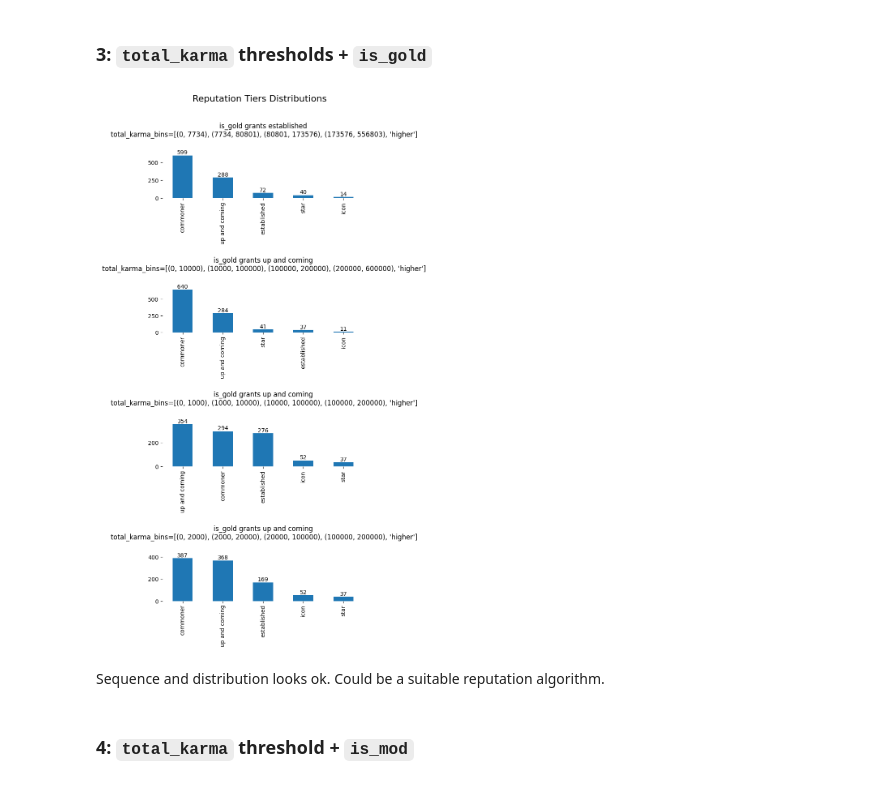
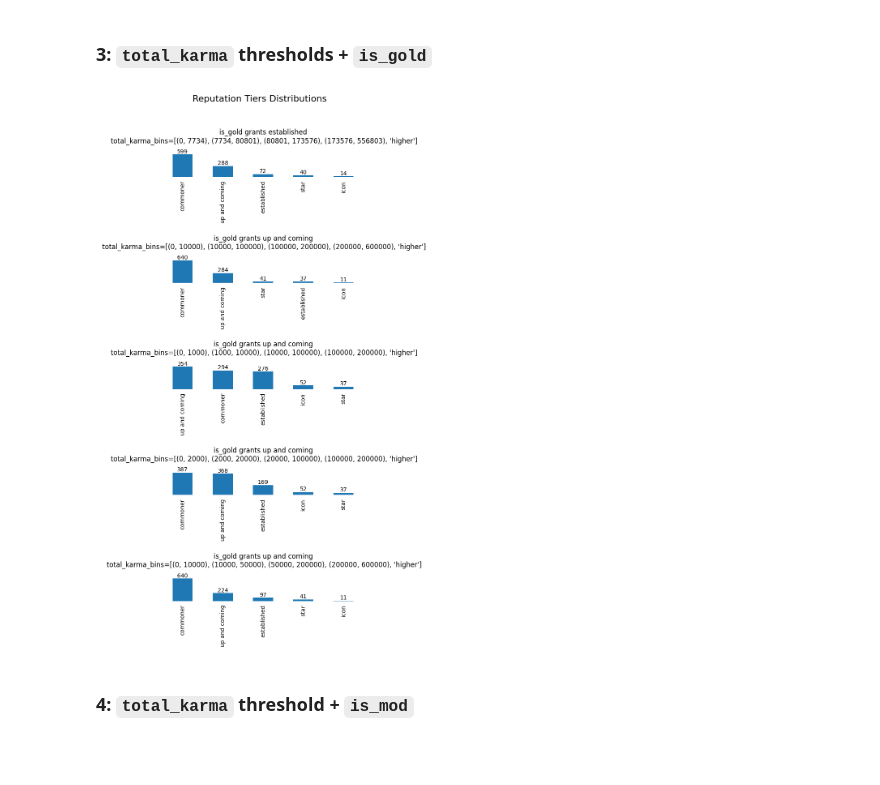
Before and after one commit to interep-project/interep-groups-eda, a Jupyter notebook: notebooks/reddit.ipynb, the cells around one changed output. Cells and saved outputs as stored; diff of their text form; code cells hidden in the pictures; blank space fills up the shorter version.

Commit message:
Update reddit charts
Signed-off-by: r1oga <38692952+r1oga@users.noreply.github.com>

```diff
--- a/notebooks/reddit.ipynb
+++ b/notebooks/reddit.ipynb
@@ -208,7 +208,7 @@ def get_followers_bin(x, bins):
     for index, (m, M) in enumerate(bins):
         if m <= x < M:
             return index
-    return 5
+    return 4
 
 
 KARMA_BINS = [(0, 7734), (7734, 80801), (80801, 173576), (173576, 556803), (556803, df['total_karma'].max())]
@@ -272,44 +272,47 @@ Sequence is still not correct. There should be more up and coming than establish
 # %% [markdown]
 ### 3: `total_karma` thresholds + `is_gold`
 # %%
+import matplotlib.pyplot as plt
+
 bins = [[(0, 7734), (7734, 80801), (80801, 173576), (173576, 556803), (556803, df['total_karma'].max())],
         [(0, 10000), (10000, 100000), (100000, 200000), (200000, 600000), (600000, df['total_karma'].max())],
         [(0, 1000), (1000, 10000), (10000, 100000), (100000, 200000),
          (200000, df['total_karma'].max())],
         [(0, 2000), (2000, 20000), (20000, 100000), (100000, 200000),
+         (200000, df['total_karma'].max())],
+        [(0, 10000), (10000, 50000), (50000, 200000), (200000, 600000),
          (200000, df['total_karma'].max())]
         ]
 
-is_gold_grants = [2, 1, 1, 1]
+is_gold_grants = [2, 1, 1, 1, 1]
 
 def reputation_func(bins, is_gold_grant):
     def rep_func(total_karma, is_gold):
         followers_bin = get_followers_bin(total_karma, bins)
         return TIERS[max(followers_bin, is_gold_grant)] if is_gold else TIERS[followers_bin]
 
     return rep_func
 
 fig2 = plt.figure()
 fig2.suptitle('Reputation Tiers Distributions', fontsize=16, y=3.6)
 
 for i in range(len(bins)):
     df[f'reputation{i}'] = df.apply(lambda x: reputation_func(bins[i], is_gold_grants[i])(x['total_karma'], x['is_gold'])['name'], axis=1)
-    ax = fig2.add_subplot(4, 1, i + 1)
+    ax = fig2.add_subplot(5, 1, i + 1)
     ax.set_title(f'is_gold grants {TIERS[is_gold_grants[i]]["name"]}\n total_karma_bins={bins[i][:-1] + ["higher"]}', y=1.3)
     ax.axes.get_yaxis().set_visible(False)
     ax.bar_label(df[f'reputation{i}'].value_counts().plot.bar(ax=ax).containers[0])
     ax.spines['top'].set_visible(False)
     ax.spines['right'].set_visible(False)
     ax.spines['bottom'].set_visible(False)
     ax.spines['left'].set_visible(False)
+    ax.tick_params(left = False, right = False , labelleft = False, bottom = False)
 
-plt.subplots_adjust(top=3.3, bottom=1, hspace=2)
+plt.subplots_adjust(top=3.3, bottom=1, hspace=3.5)
 plt.show()
 fig2.savefig('../plots/reddit/reputation_sims.png', bbox_inches='tight')
 # %% [output]
-[figure, old version]
+[figure, new version]
-# %% [markdown]
-Sequence and distribution looks ok. Could be a suitable reputation algorithm.
 # %% [markdown]
 ### 4: `total_karma` threshold + `is_mod`
 # %%
```
Also changed, not shown: parts of 8 cells of this notebook, 1 other file.
